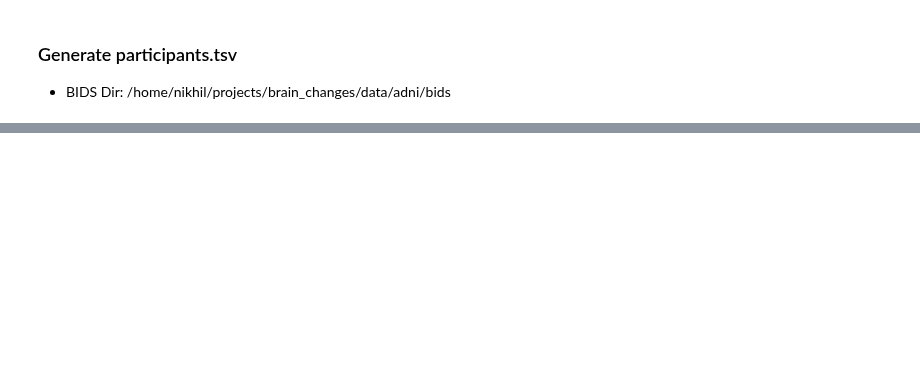
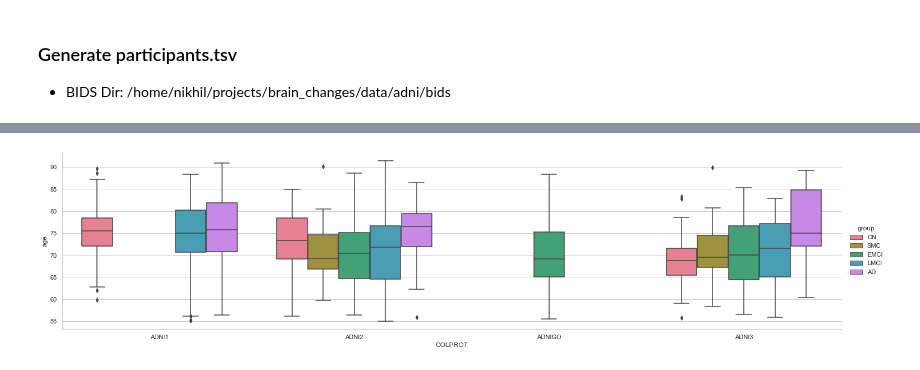
Before and after one commit to nikhil153/brain-diff, a Jupyter notebook: notebooks/2_adni_long_dataset_tracker.ipynb, the cells around one changed output, grey strips where cells are left out. Drawn from its saved outputs; the diff is of its cells as text; code cells hidden in the pictures; blank space fills up the shorter version.

```diff
--- a/notebooks/2_adni_long_dataset_tracker.ipynb
+++ b/notebooks/2_adni_long_dataset_tracker.ipynb
@@ -422,0 +445,10 @@ adnimerge_df
+# %%
+plot_df = participant_df.copy()
+palette = 'husl'
+group_order = ["CN","SMC","EMCI","LMCI","AD"]
+sns.set(font_scale=1)
+with sns.axes_style("whitegrid"):
+    g = sns.catplot(y="age", x="COLPROT", hue="group", hue_order=group_order, kind='box',
+    aspect=4, height=5, palette = palette, data=plot_df)
+# %% [output]
+[figure, added]
```
Also changed, not shown: parts of 7 cells of this notebook, 1 other file.
